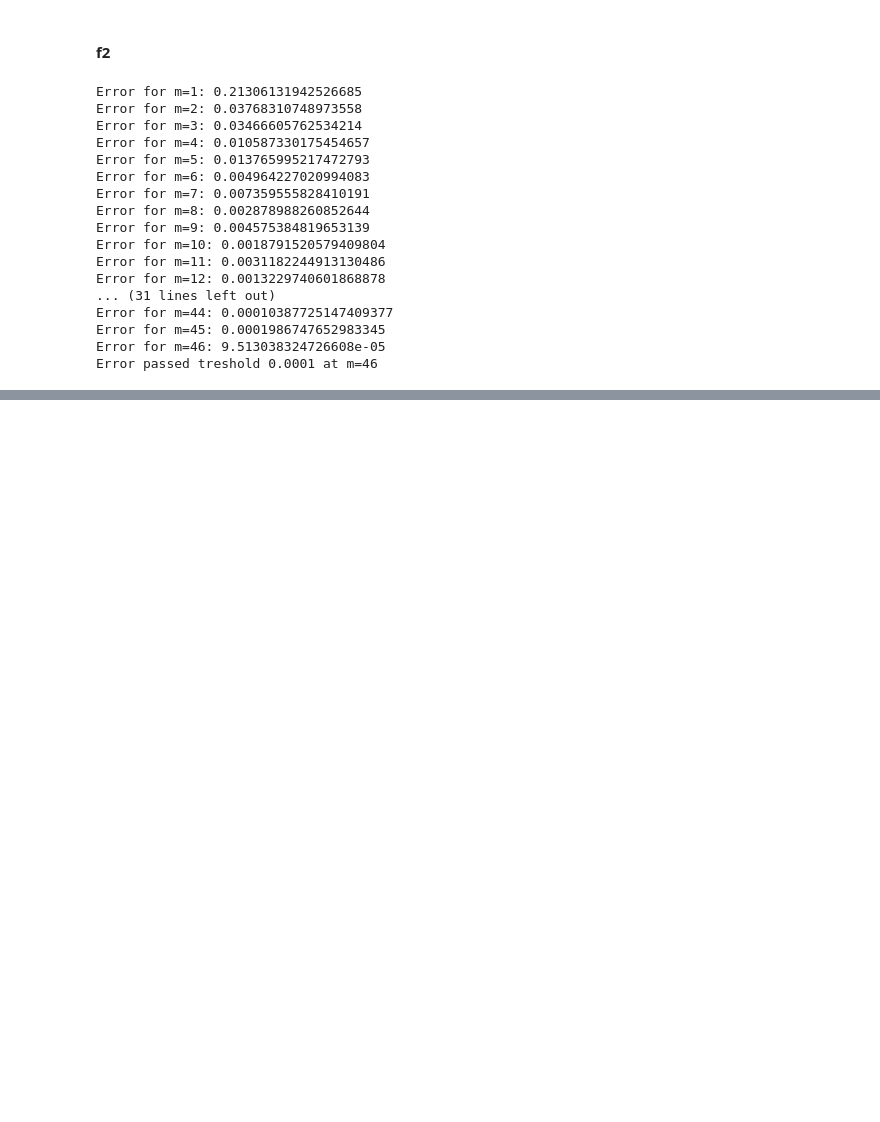
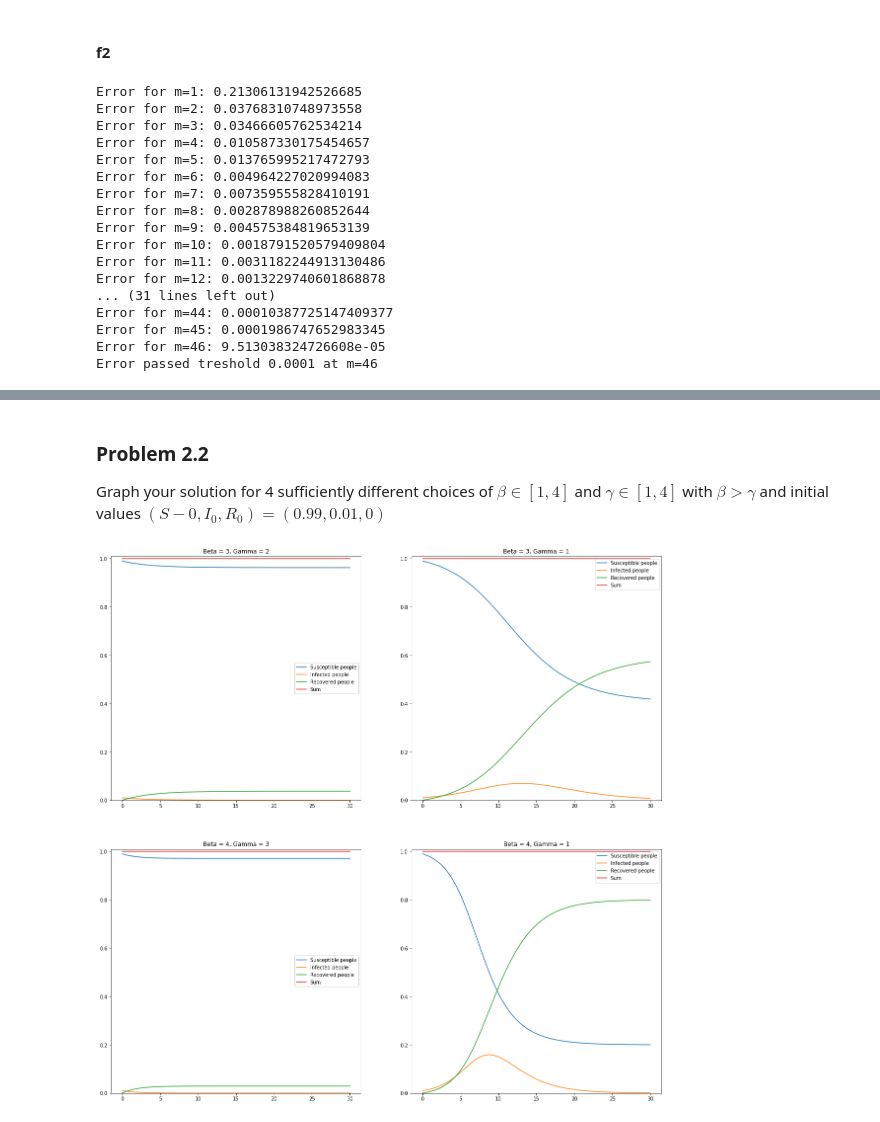
Before and after one commit to BollaBerg/MA2501-Numerical-methods, a Jupyter notebook: project-3/project-3.ipynb, the cells around one changed output, grey strips where cells are left out. Cells and saved outputs as stored; diff of their text form; code cells hidden in the pictures; blank space fills up the shorter version.

Commit message:
Solve problem 2

```diff
--- a/project-3/project-3.ipynb
+++ b/project-3/project-3.ipynb
@@ -206,0 +230,4 @@ Error passed treshold 0.0001 at m=46
+# %%
+# From project 1
+def infinity_norm(x: np.ndarray):
+    return np.linalg.norm(x, ord=np.inf)
@@ -206,0 +249,39 @@ Error passed treshold 0.0001 at m=46
+# %%
+def kermack_mckendrick_wrapper(beta: float, gamma: float):
+    def kermack_mckendrick_func(t: float, x: np.ndarray) -> np.ndarray:
+        """Assumes x == np.ndarray([S, I, R])"""
+        return np.array([
+            -beta * x[0] * x[1],
+             beta * x[0] * x[1] - gamma * x[1],
+            gamma * x[1]
+        ])
+    return kermack_mckendrick_func
+# %%
+def solve_kermack_mckendrick(beta: float, gamma: float, timesteps: np.ndarray, initial_y: np.ndarray, tol: float):
+    derivate_func = kermack_mckendrick_wrapper(beta, gamma)
+    return implicit_midpoint_runge_kutta(timesteps, initial_y, derivate_func, tol)
+# %% [markdown]
+### Problem 2.2
+Graph your solution for 4 sufficiently different choices of $\beta \in [1, 4]$ and $\gamma \in [1, 4]$ with $\beta > \gamma$ and initial values $(S-0, I_0, R_0) = (0.99, 0.01, 0)$
+# %%
+timesteps = np.linspace(0, 30, 10000)
+initial_y = np.array([0.99, 0.01, 0.])
+tol = 1e-10
+
+betas = [3, 3, 4, 4]
+gammas = [2, 1, 3, 1]
+
+fig, axes = plt.subplots(2, 2, figsize=(20, 20))
+ax = axes.flat
+for i in range(4):
+    ax[i].set(ylim=[0, 1.01])
+    results = solve_kermack_mckendrick(betas[i], gammas[i], timesteps, initial_y, tol)
+    results = results.T
+    ax[i].set_title(f"Beta = {betas[i]}, Gamma = {gammas[i]}")
+    ax[i].plot(timesteps, results[0], label="Susceptible people")
+    ax[i].plot(timesteps, results[1], label="Infected people")
+    ax[i].plot(timesteps, results[2], label="Recovered people")
+    ax[i].plot(timesteps, results[0] + results[1] + results[2], label="Sum")
+    ax[i].legend()
+# %% [output]
+[figure, added]
```
Also changed, not shown: parts of 4 cells of this notebook.
